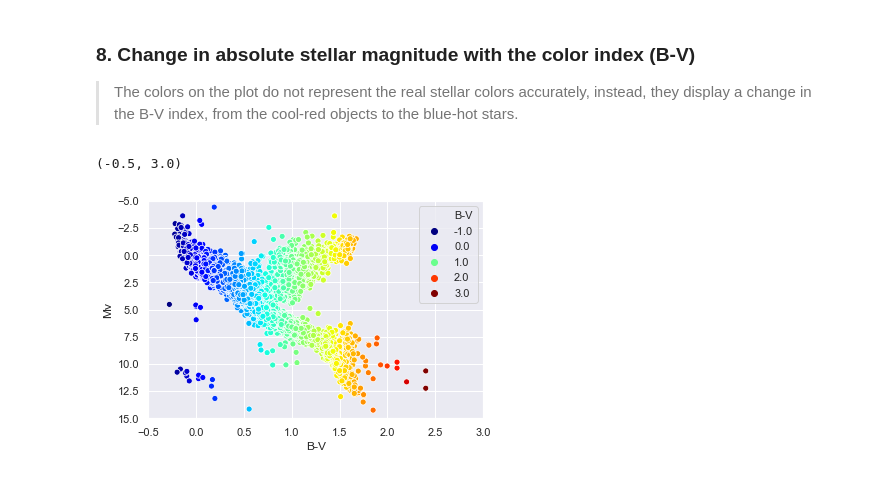
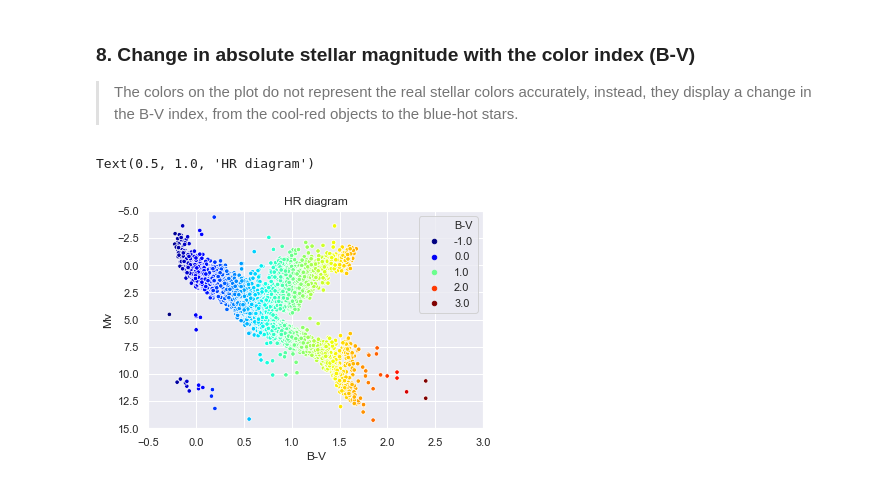
Before and after one commit to lilianasku/Hipparcos-with-Python, a Jupyter notebook: Vusualizing-Hipparcos-With-Python.ipynb, the cells around one changed output. Drawn from its saved outputs; the diff is of its cells as text; code cells hidden in the pictures.

Commit message:
Updated HR diagram

```diff
--- a/Vusualizing-Hipparcos-With-Python.ipynb
+++ b/Vusualizing-Hipparcos-With-Python.ipynb
@@ -175,10 +175,11 @@ plt.legend(yellow_dot, ['Sun'])
 > The colors on the plot do not represent the real stellar colors accurately, instead, they display a change in the B-V index, from the cool-red objects to the blue-hot stars.
 # %%
 #plotting HR diagram using seaborn
-sns.scatterplot(x='B-V', y='Mv', data=Hip, hue='B-V', palette='jet')
+sns.scatterplot(x='B-V', y='Mv', data=Hip, hue='B-V', size='B-V', sizes=(20,20), palette='jet')
 
 plt.ylim(15,-5)
 plt.xlim(-0.5,3.0)
+plt.title('HR diagram')
 # %% [output]
-(-0.5, 3.0)
+Text(0.5, 1.0, 'HR diagram')
-[figure, old version]
+[figure, new version]
```
